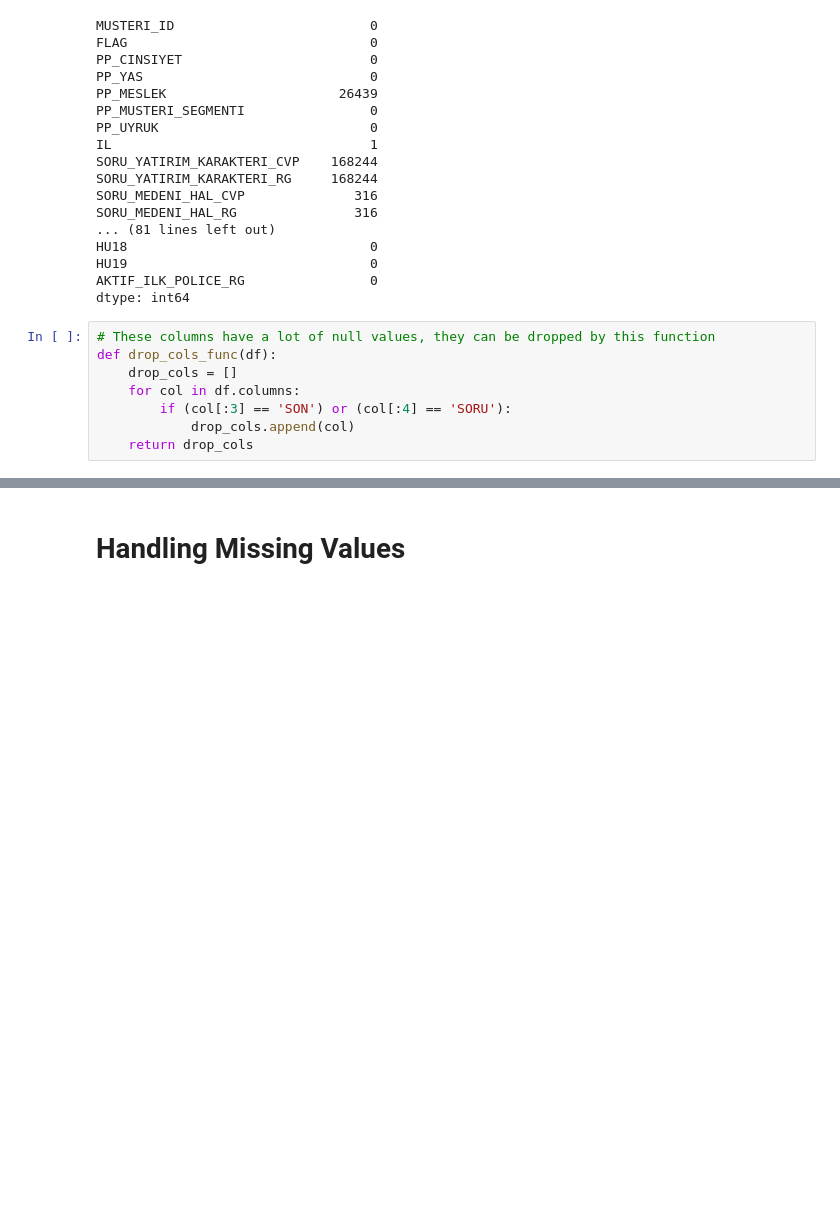
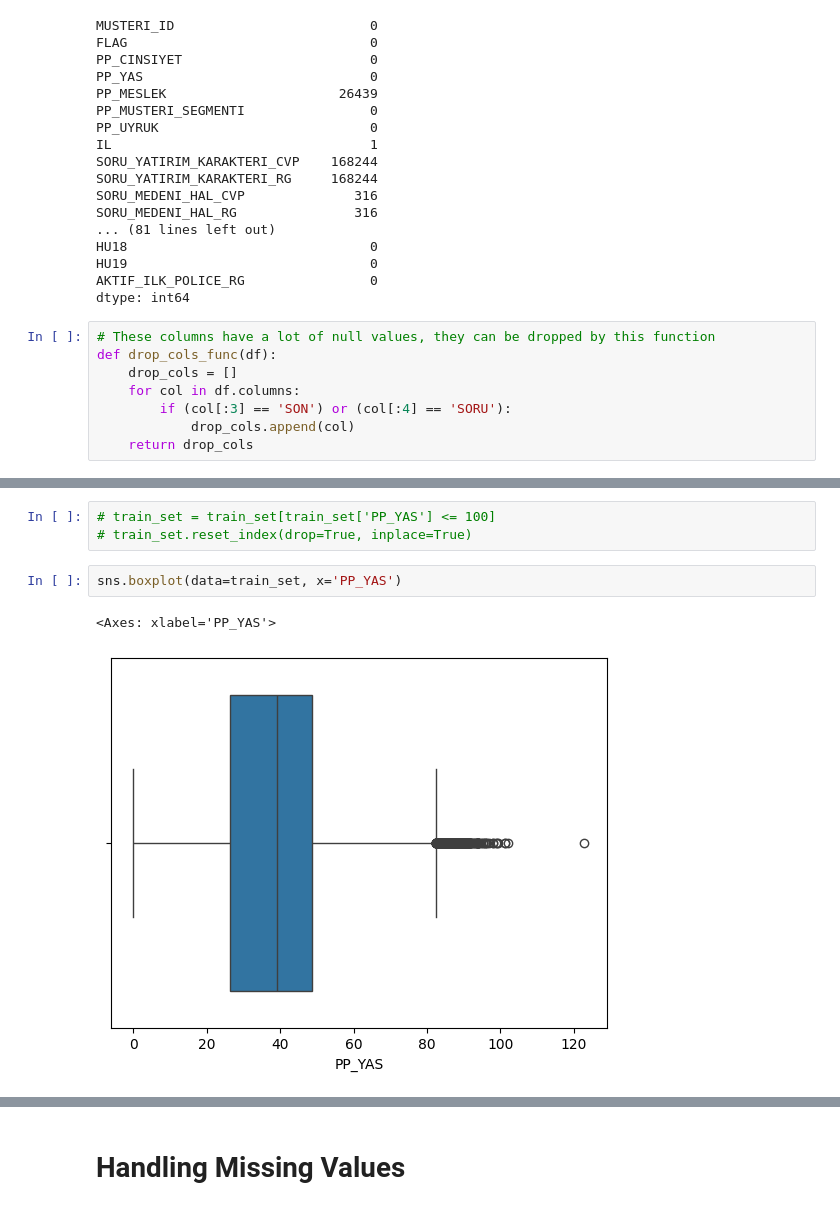
Before and after one commit to kutayozdur/Anadolu-Hayat-Datathon, a Jupyter notebook: model_1.ipynb, the cells around one changed output, grey strips where cells are left out. Cells and saved outputs as stored; diff of their text form; blank space fills up the shorter version.

```diff
--- a/model_1.ipynb
+++ b/model_1.ipynb
@@ -194,0 +220,8 @@ def drop_cols_func(df):
+# %%
+# train_set = train_set[train_set['PP_YAS'] <= 100]
+# train_set.reset_index(drop=True, inplace=True)
+# %%
+sns.boxplot(data=train_set, x='PP_YAS')
+# %% [output]
+<Axes: xlabel='PP_YAS'>
+[figure, added]
```
Also changed, not shown: parts of 106 cells of this notebook.
